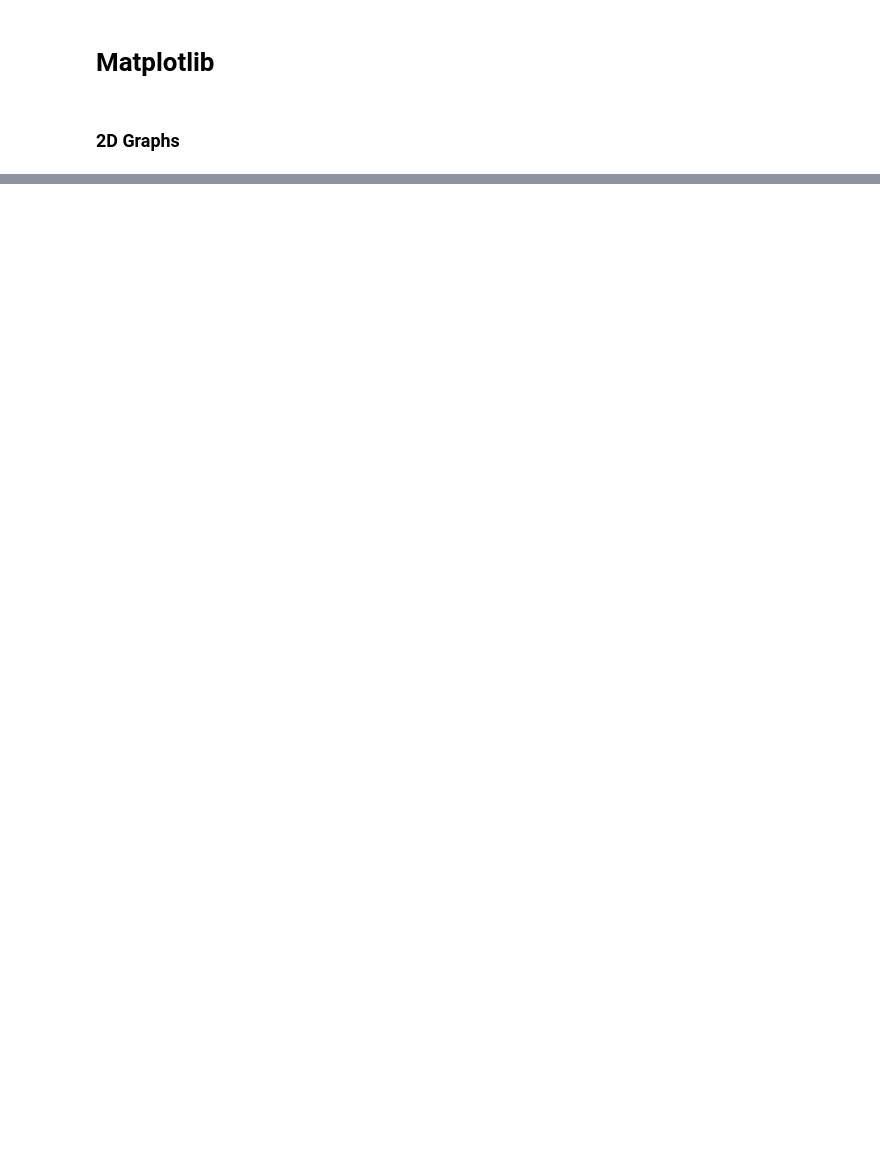
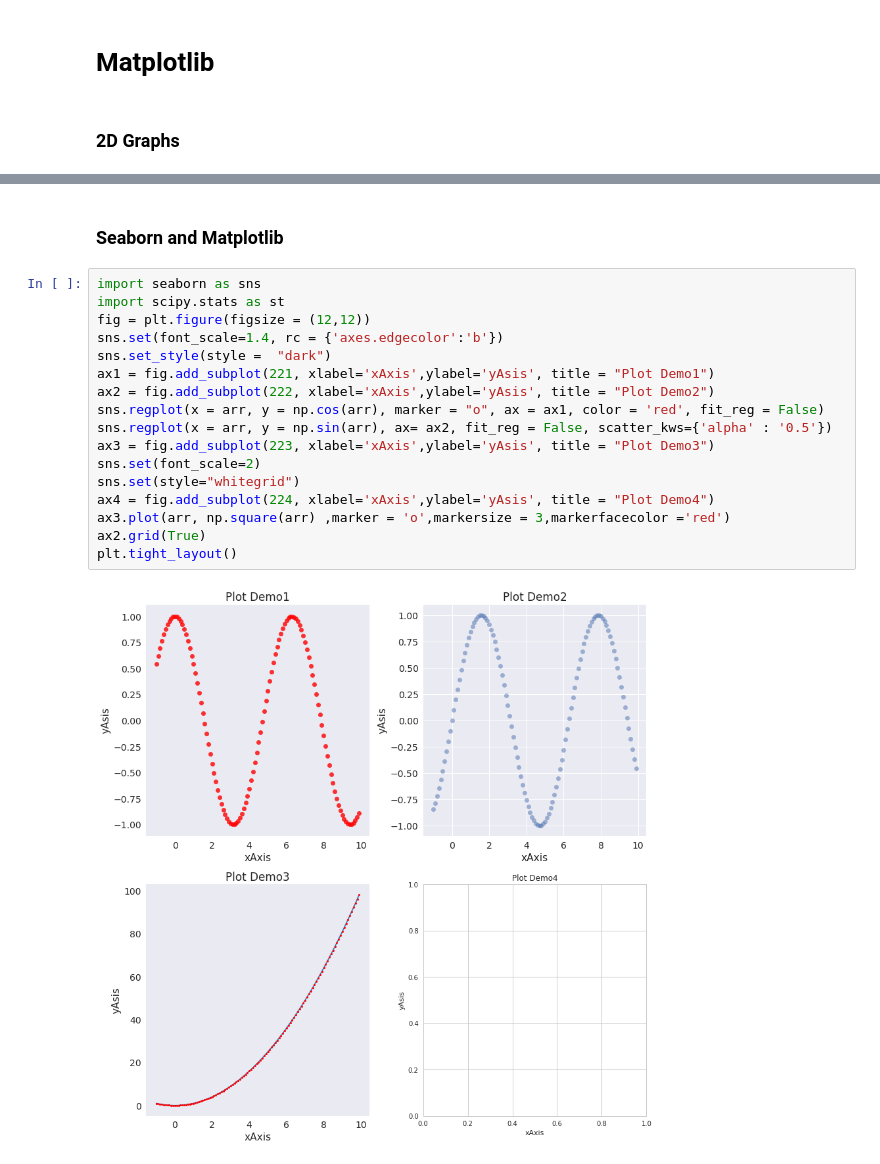
Before and after one commit to amitkvikram/python, a Jupyter notebook: Matplotlip Simplified.ipynb, the cells around one changed output, grey strips where cells are left out. Saved outputs shown, nothing was run; the diff lists cells and outputs as text; blank space fills up the shorter version.

```diff
--- a/Matplotlip Simplified.ipynb
+++ b/Matplotlip Simplified.ipynb
@@ -68,0 +91,21 @@ plt.show()
+# %% [markdown]
+### Seaborn and Matplotlib
+# %%
+import seaborn as sns
+import scipy.stats as st
+fig = plt.figure(figsize = (12,12))
+sns.set(font_scale=1.4, rc = {'axes.edgecolor':'b'})
+sns.set_style(style =  "dark")
+ax1 = fig.add_subplot(221, xlabel='xAxis',ylabel='yAsis', title = "Plot Demo1")
+ax2 = fig.add_subplot(222, xlabel='xAxis',ylabel='yAsis', title = "Plot Demo2")
+sns.regplot(x = arr, y = np.cos(arr), marker = "o", ax = ax1, color = 'red', fit_reg = False)
+sns.regplot(x = arr, y = np.sin(arr), ax= ax2, fit_reg = False, scatter_kws={'alpha' : '0.5'})
+ax3 = fig.add_subplot(223, xlabel='xAxis',ylabel='yAsis', title = "Plot Demo3")
+sns.set(font_scale=2)
+sns.set(style="whitegrid")
+ax4 = fig.add_subplot(224, xlabel='xAxis',ylabel='yAsis', title = "Plot Demo4")
+ax3.plot(arr, np.square(arr) ,marker = 'o',markersize = 3,markerfacecolor ='red')
+ax2.grid(True)
+plt.tight_layout()
+# %% [output]
+[figure, added]
```
Also changed, not shown: parts of 27 cells of this notebook, 14 other files.
